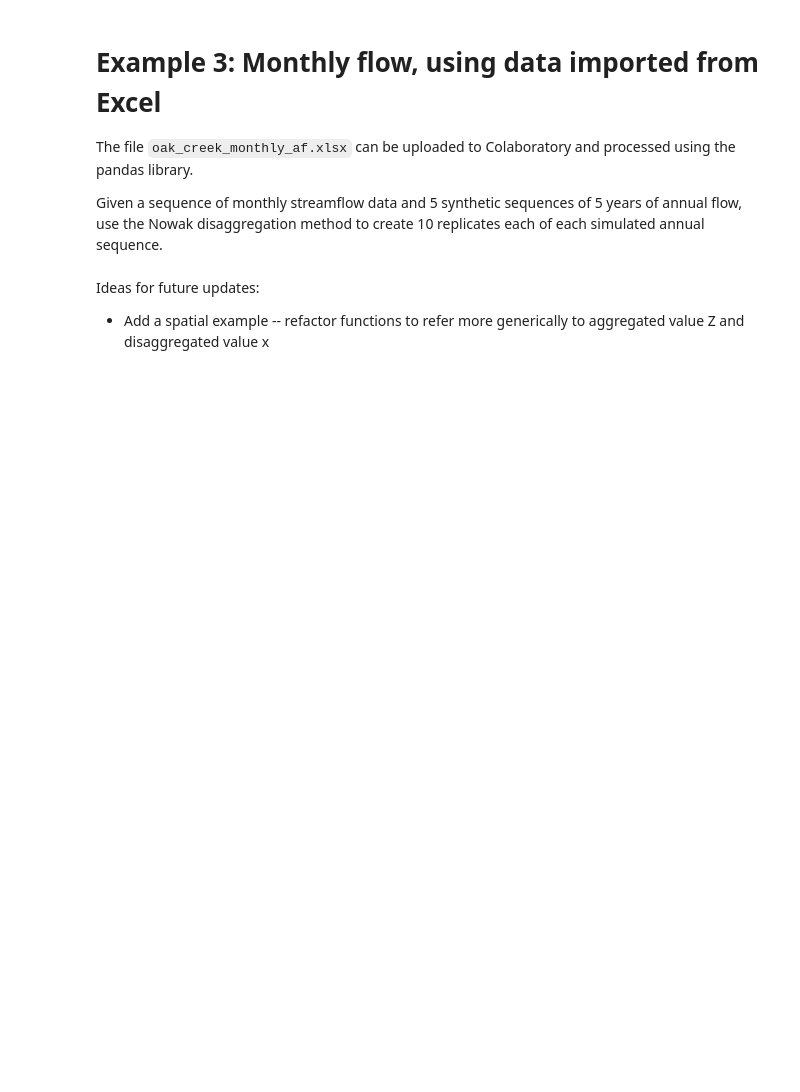
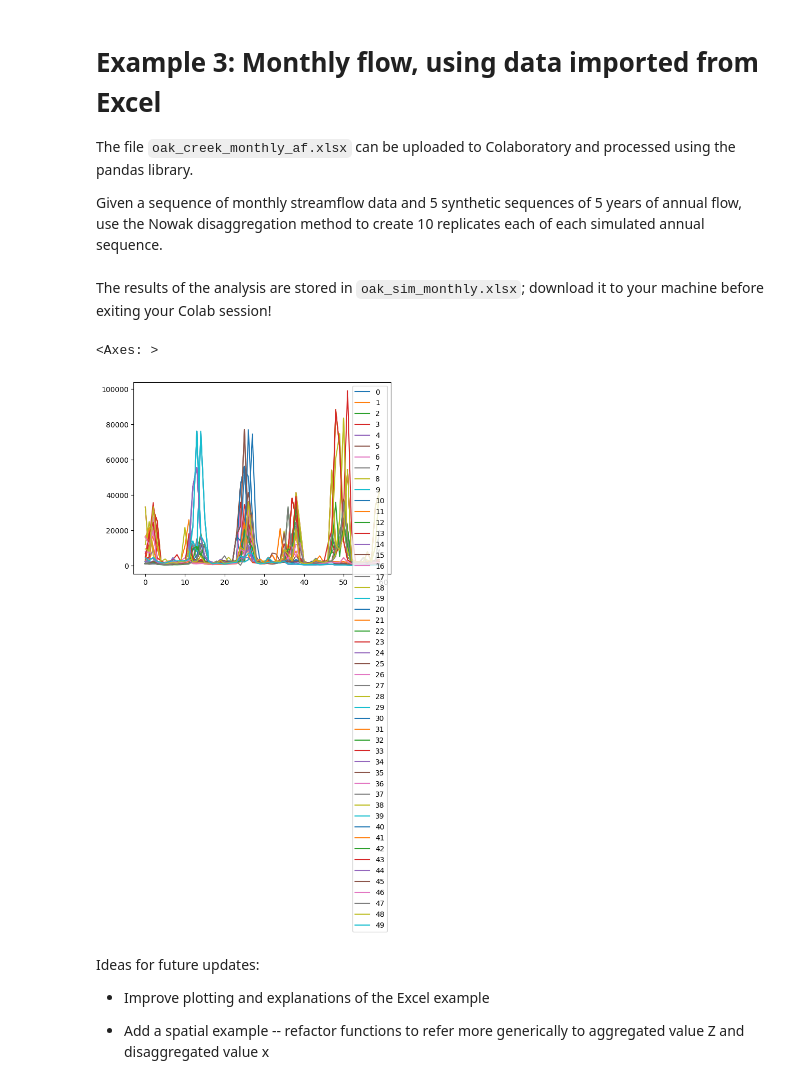
Before and after one commit to jrkasprzyk/CVEN5393, a Jupyter notebook: Colab Notebooks/streamflow_nowak.ipynb, the cells around one changed output. Saved outputs shown, nothing was run; the diff lists cells and outputs as text; code cells hidden in the pictures; blank space fills up the shorter version.

Commit message:
Updated for 2026. Added a few explanations throughout and also added a note that indicated how to download the newest results, as well as a basic plot

```diff
--- a/Colab Notebooks/streamflow_nowak.ipynb
+++ b/Colab Notebooks/streamflow_nowak.ipynb
@@ -126,11 +134,18 @@ ex1_obs_p = np.array(
      ]
     )
 
-ex1_sim_ann_flow = 70.
+# in the Nowak section 2.2 example, the simulated value of Z was 45;
+# you can change this to see other examples!
+ex1_sim_ann_flow = 45.
 # %% [markdown]
 Below, we perform the simulation 10 different times. The algorithm has one component of randomness: a random number is used to generate which analog year is chosen. Therefore, repeating the simulation multiple times will create new timeseries, since different analog years have different proportion vectors.
 # %%
 # 10 different simulations for the same annual flow
 for i in range(10):
-  ex1_sim_seas_flow = sim_single_year(ex1_rng, ex1_obs_ann_flow, ex1_obs_p, ex1_obs_years, ex1_sim_ann_flow, print_results=True)
+  ex1_sim_seas_flow = sim_single_year(ex1_rng,
+                                      ex1_obs_ann_flow,
+                                      ex1_obs_p,
+                                      ex1_obs_years,
+                                      ex1_sim_ann_flow,
+                                      print_results=True)
 # %% [output]
@@ -245,8 +265,17 @@ oak_sim_monthly = sim_multi_trace(oak_rng, oak_obs_ann_flow,
 oak_sim_monthly_df = pd.DataFrame(oak_sim_monthly)
 
 oak_sim_monthly_df.to_excel('oak_sim_monthly.xlsx')
+# %% [markdown]
+The results of the analysis are stored in `oak_sim_monthly.xlsx`; download it to your machine before exiting your Colab session!
+# %%
+#quick plot
+oak_sim_monthly_df.plot()
+# %% [output]
+<Axes: >
+[figure, added]
 # %% [markdown]
 Ideas for future updates:
 
+*   Improve plotting and explanations of the Excel example
 
 *   Add a spatial example -- refactor functions to refer more generically to aggregated value Z and disaggregated value x
```
Also changed, not shown: parts of 9 cells of this notebook.
